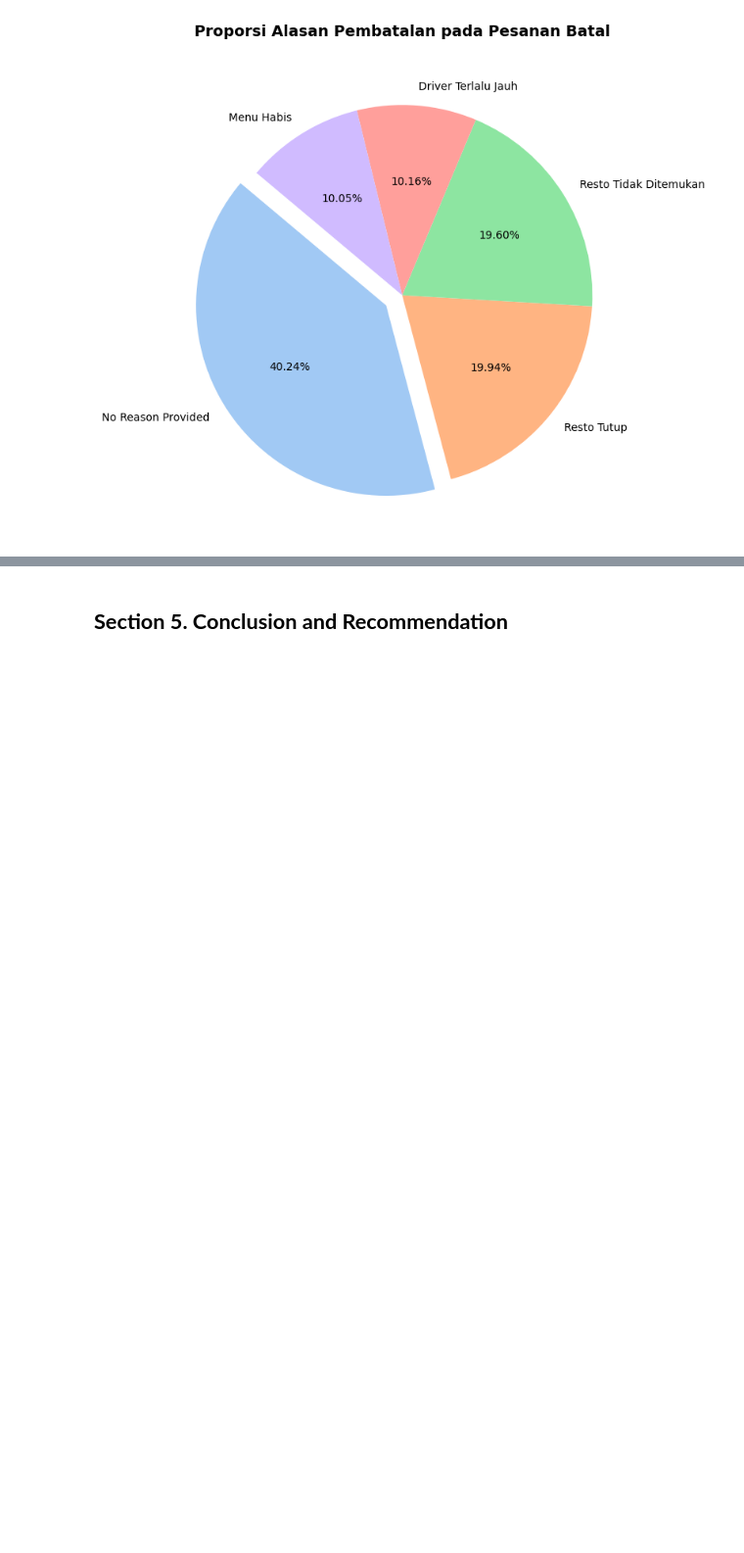
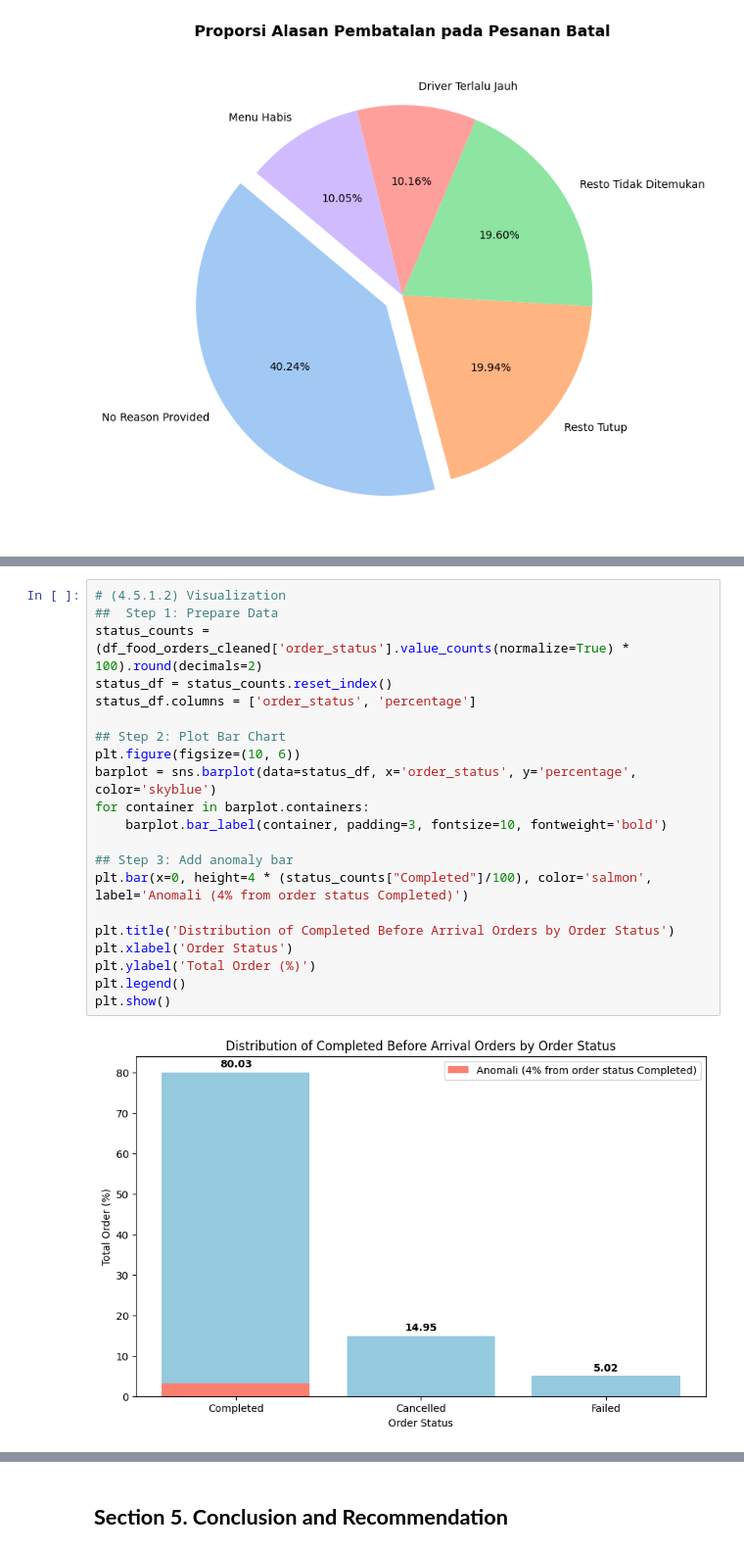
Before and after one commit to ziancarlos/Data_Analytics_Grab, a Jupyter notebook: notebooks/data-exploration.ipynb, the cells around one changed output, grey strips where cells are left out. Shown at 98% size. Cells and saved outputs as stored; diff of their text form; blank space fills up the shorter version.

```diff
--- a/notebooks/data-exploration.ipynb
+++ b/notebooks/data-exploration.ipynb
@@ -787,0 +833,23 @@ plt.show()
+# %%
+# (4.5.1.2) Visualization
+##  Step 1: Prepare Data
+status_counts = (df_food_orders_cleaned['order_status'].value_counts(normalize=True) * 100).round(decimals=2)
+status_df = status_counts.reset_index()
+status_df.columns = ['order_status', 'percentage']
+
+## Step 2: Plot Bar Chart
+plt.figure(figsize=(10, 6))
+barplot = sns.barplot(data=status_df, x='order_status', y='percentage', color='skyblue')
+for container in barplot.containers:
+    barplot.bar_label(container, padding=3, fontsize=10, fontweight='bold')
+
+## Step 3: Add anomaly bar
+plt.bar(x=0, height=4 * (status_counts["Completed"]/100), color='salmon', label='Anomali (4% from order status Completed)')
+
+plt.title('Distribution of Completed Before Arrival Orders by Order Status')
+plt.xlabel('Order Status')
+plt.ylabel('Total Order (%)')
+plt.legend()
+plt.show()
+# %% [output]
+[figure, added]
```
Also changed, not shown: parts of 18 cells of this notebook.
